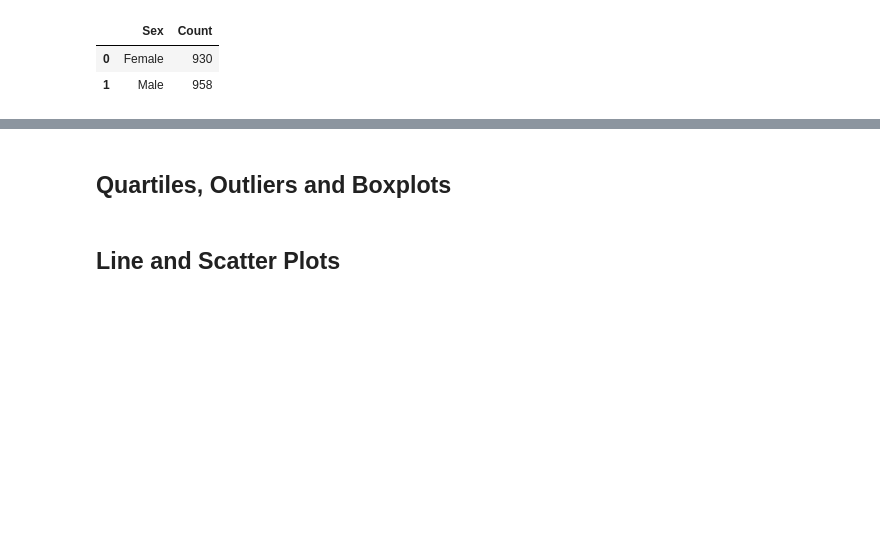
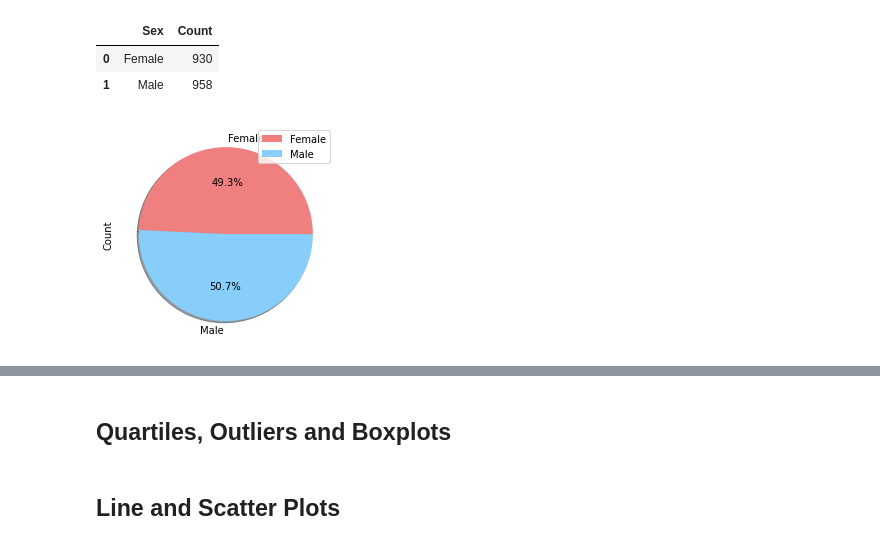
Before and after one commit to JAlvarado23A/matplotlib_mouse_analysis, a Jupyter notebook: Matplotlib_mouse_analysis.ipynb, the cells around one changed output, grey strips where cells are left out. Cells and saved outputs as stored; diff of their text form; code cells hidden in the pictures; blank space fills up the shorter version.

Commit message:
Pie charts complete

```diff
--- a/Matplotlib_mouse_analysis.ipynb
+++ b/Matplotlib_mouse_analysis.ipynb
@@ -156,4 +152,10 @@ male_female_df.head()
 |  | Sex | Count |
 | 0 | Female | 930 |
 | 1 | Male | 958 |
+# %%
+# Generate a pie plot showing the distribution of female versus male mice using pandas
+male_female_df.plot(kind = "pie", y="Count", autopct='%1.1f%%', shadow = True, colors = ["lightcoral", "lightskyblue"], labels=["Female", "Male"])
+plt.show()
+# %% [output]
+[figure, added]
 # %%
```
Also changed, not shown: parts of 5 cells of this notebook.
